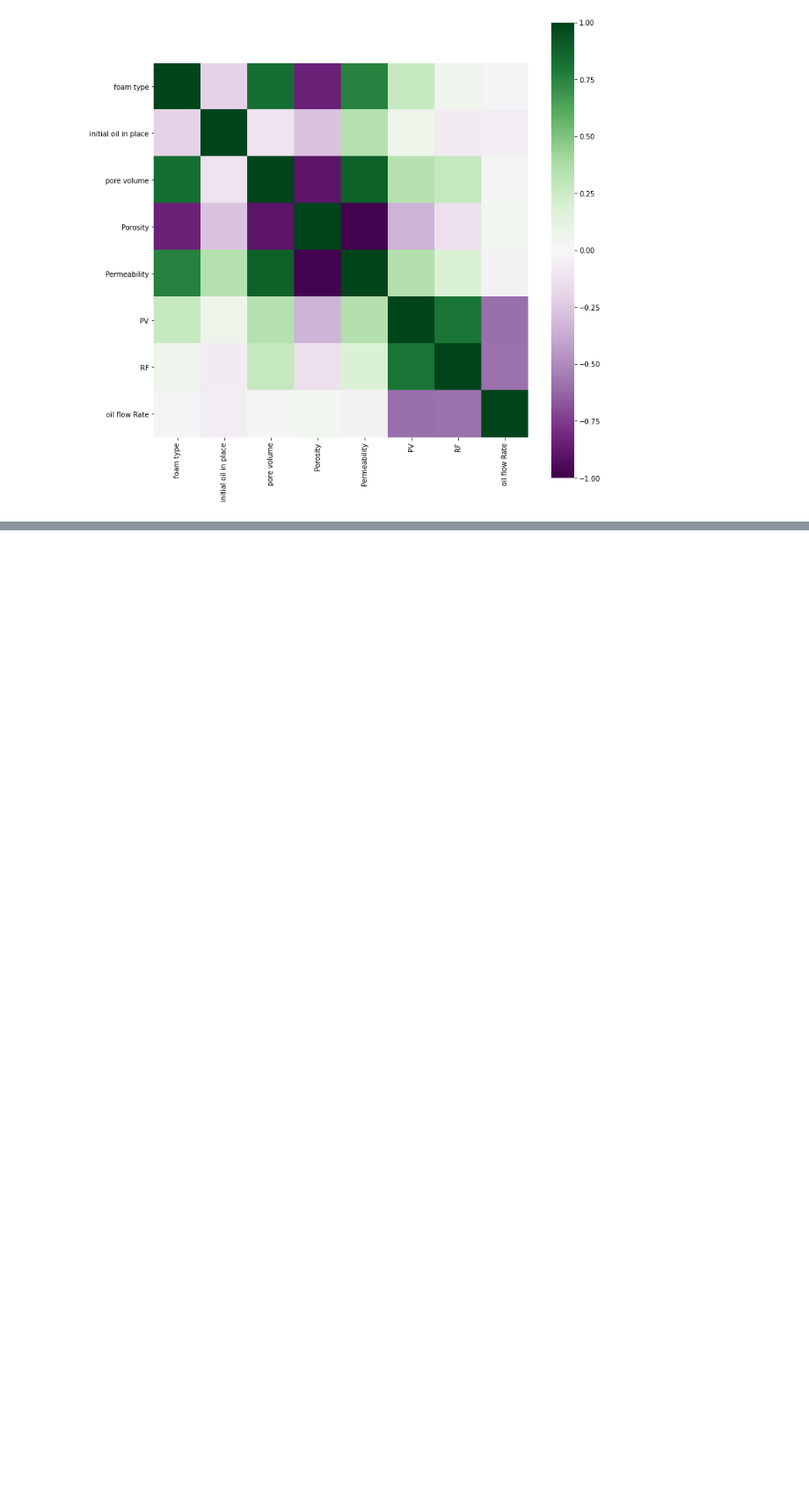
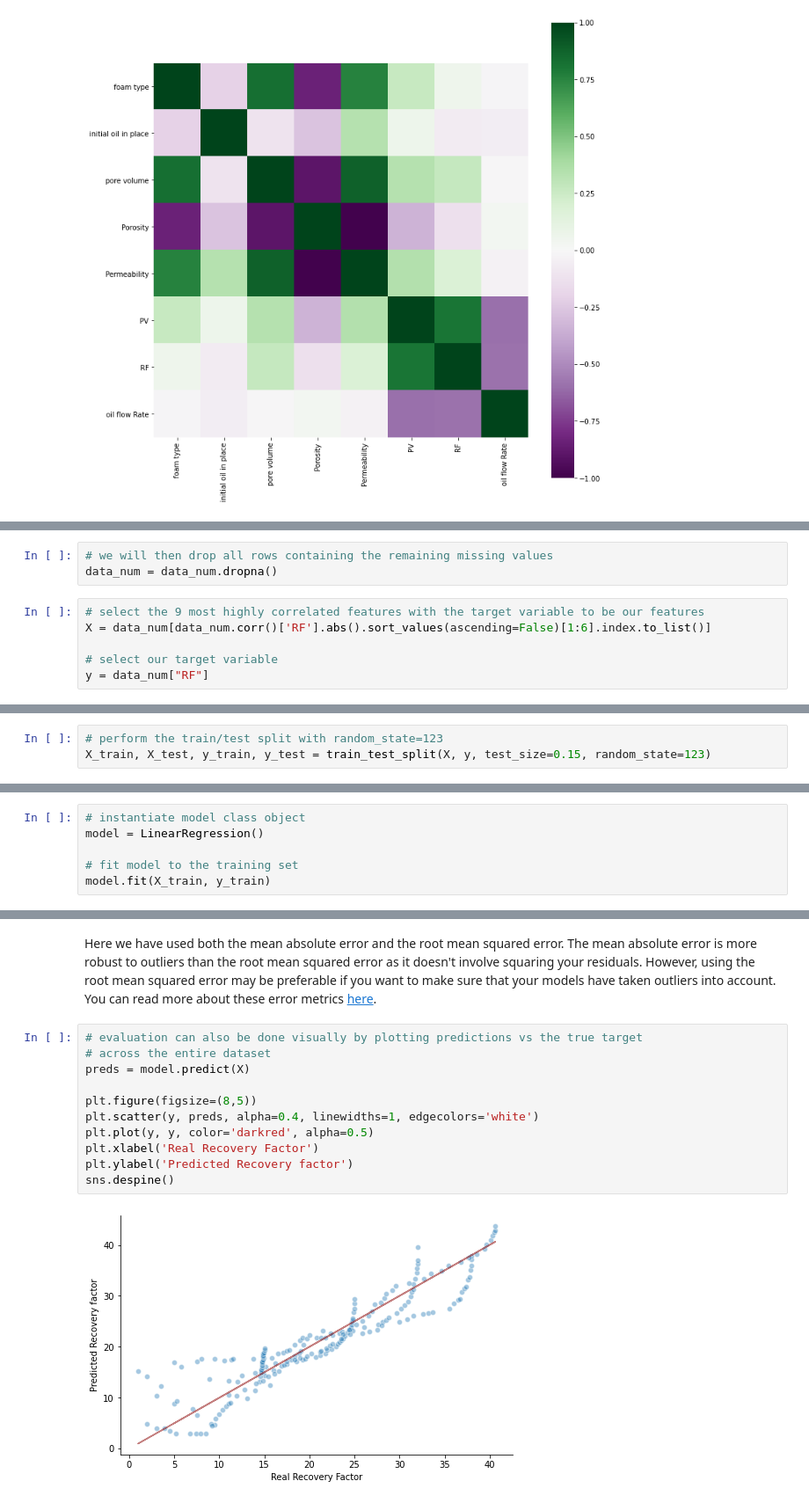
Before and after one commit to acse-srm3018/FoamCO2Prediction, a Jupyter notebook: foamprediction.ipynb, the cells around one changed output, grey strips where cells are left out. Shown: that part at 88% size. Saved outputs shown, nothing was run; the diff lists cells and outputs as text; blank space fills up the shorter version.

```diff
--- a/foamprediction.ipynb
+++ b/foamprediction.ipynb
@@ -128,0 +161,9 @@ sns.heatmap(data_num.corr(), square=True, cmap='PRGn', vmin=-1, vmax=1)
+# %%
+# we will then drop all rows containing the remaining missing values
+data_num = data_num.dropna()
+# %%
+# select the 9 most highly correlated features with the target variable to be our features
+X = data_num[data_num.corr()['RF'].abs().sort_values(ascending=False)[1:6].index.to_list()]
+
+# select our target variable
+y = data_num["RF"]
@@ -128,0 +172,3 @@ sns.heatmap(data_num.corr(), square=True, cmap='PRGn', vmin=-1, vmax=1)
+# %%
+# perform the train/test split with random_state=123
+X_train, X_test, y_train, y_test = train_test_split(X, y, test_size=0.15, random_state=123)
@@ -128,0 +188,6 @@ sns.heatmap(data_num.corr(), square=True, cmap='PRGn', vmin=-1, vmax=1)
+# %%
+# instantiate model class object
+model = LinearRegression()
+
+# fit model to the training set
+model.fit(X_train, y_train)
@@ -128,0 +213,15 @@ sns.heatmap(data_num.corr(), square=True, cmap='PRGn', vmin=-1, vmax=1)
+# %% [markdown]
+Here we have used both the mean absolute error and the root mean squared error. The mean absolute error is more robust to outliers than the root mean squared error as it doesn't involve squaring your residuals. However, using the root mean squared error may be preferable if you want to make sure that your models have taken outliers into account. You can read more about these error metrics [here](https://www.dataquest.io/blog/understanding-regression-error-metrics/).
+# %%
+# evaluation can also be done visually by plotting predictions vs the true target
+# across the entire dataset
+preds = model.predict(X)
+
+plt.figure(figsize=(8,5))
+plt.scatter(y, preds, alpha=0.4, linewidths=1, edgecolors='white')
+plt.plot(y, y, color='darkred', alpha=0.5)
+plt.xlabel('Real Recovery Factor')
+plt.ylabel('Predicted Recovery factor')
+sns.despine()
+# %% [output]
+[figure, added]
```
Also changed, not shown: parts of 16 cells of this notebook.
